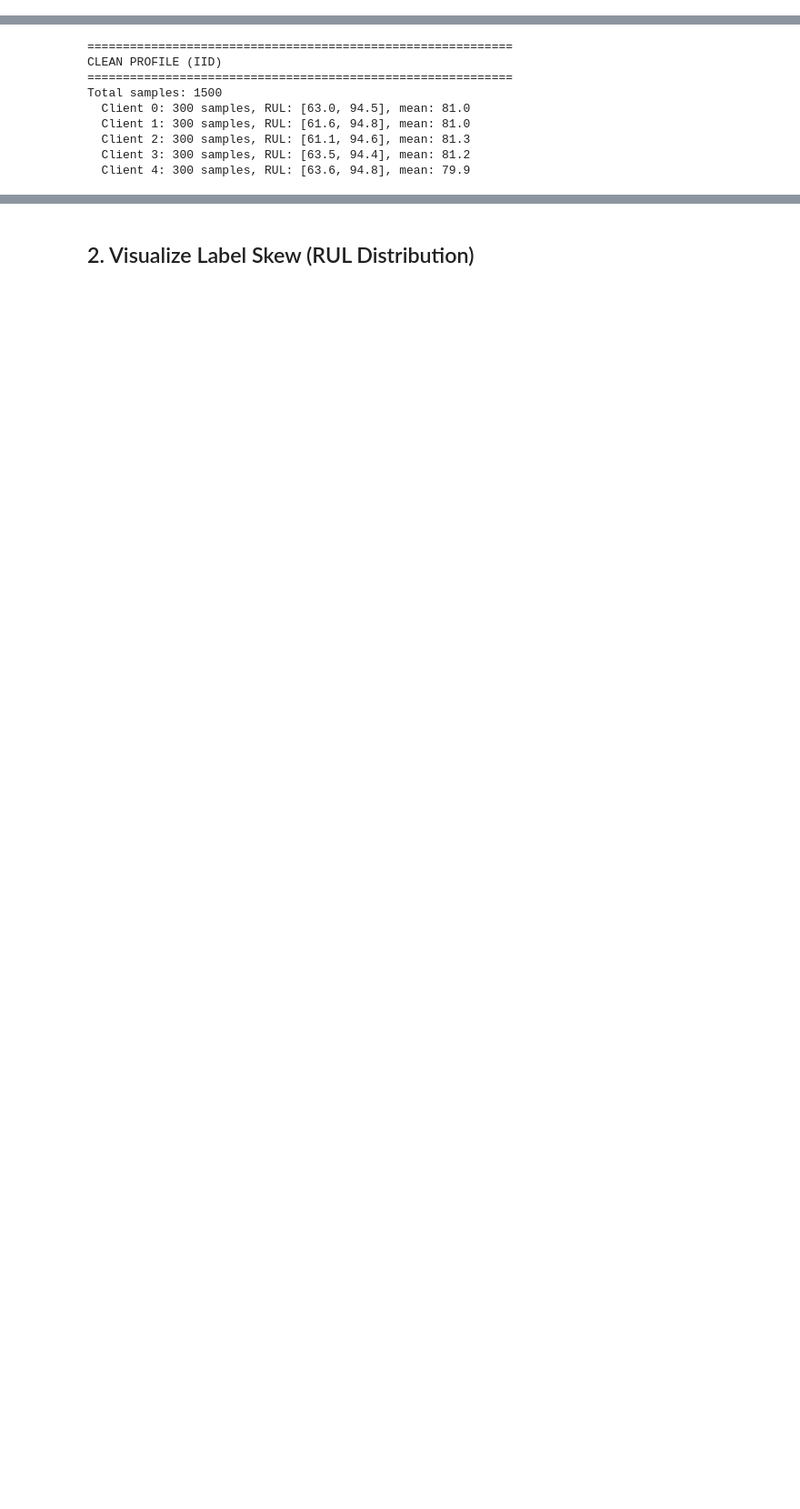
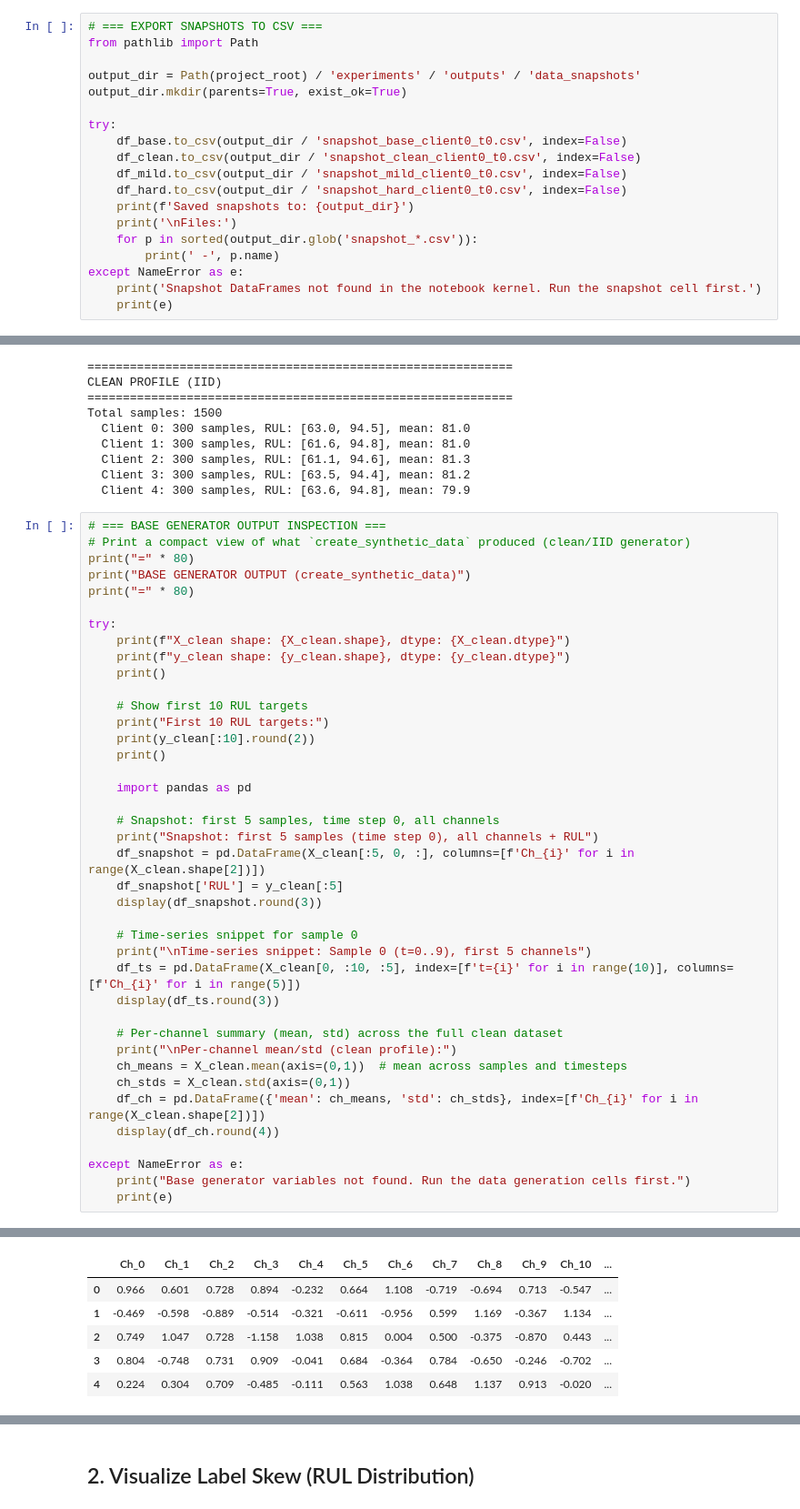
Before and after one commit to AthSri0507/FL_based_IndustrialMaintenance, a Jupyter notebook: notebooks/03_data_profile_comparison.ipynb, the cells around one changed output, grey strips where cells are left out. Shown at 91% size. Cells and saved outputs as stored; diff of their text form; blank space fills up the shorter version.

```diff
--- a/notebooks/03_data_profile_comparison.ipynb
+++ b/notebooks/03_data_profile_comparison.ipynb
@@ -51,0 +165,19 @@ print(f"📁 Project root: {project_root}")
+# %%
+# === EXPORT SNAPSHOTS TO CSV ===
+from pathlib import Path
+
+output_dir = Path(project_root) / 'experiments' / 'outputs' / 'data_snapshots'
+output_dir.mkdir(parents=True, exist_ok=True)
+
+try:
+    df_base.to_csv(output_dir / 'snapshot_base_client0_t0.csv', index=False)
+    df_clean.to_csv(output_dir / 'snapshot_clean_client0_t0.csv', index=False)
+    df_mild.to_csv(output_dir / 'snapshot_mild_client0_t0.csv', index=False)
+    df_hard.to_csv(output_dir / 'snapshot_hard_client0_t0.csv', index=False)
+    print(f'Saved snapshots to: {output_dir}')
+    print('\nFiles:')
+    for p in sorted(output_dir.glob('snapshot_*.csv')):
+        print(' -', p.name)
+except NameError as e:
+    print('Snapshot DataFrames not found in the notebook kernel. Run the snapshot cell first.')
+    print(e)
@@ -140,3 +289,44 @@ Total samples: 1500
   Client 2: 300 samples, RUL: [61.1, 94.6], mean: 81.3
   Client 3: 300 samples, RUL: [63.5, 94.4], mean: 81.2
   Client 4: 300 samples, RUL: [63.6, 94.8], mean: 79.9
+# %%
+# === BASE GENERATOR OUTPUT INSPECTION ===
+# Print a compact view of what `create_synthetic_data` produced (clean/IID generator)
+print("=" * 80)
+print("BASE GENERATOR OUTPUT (create_synthetic_data)")
+print("=" * 80)
+
+try:
+    print(f"X_clean shape: {X_clean.shape}, dtype: {X_clean.dtype}")
+    print(f"y_clean shape: {y_clean.shape}, dtype: {y_clean.dtype}")
+    print()
+
+    # Show first 10 RUL targets
+    print("First 10 RUL targets:")
+    print(y_clean[:10].round(2))
+    print()
+
+    import pandas as pd
+
+    # Snapshot: first 5 samples, time step 0, all channels
+    print("Snapshot: first 5 samples (time step 0), all channels + RUL")
+    df_snapshot = pd.DataFrame(X_clean[:5, 0, :], columns=[f'Ch_{i}' for i in range(X_clean.shape[2])])
+    df_snapshot['RUL'] = y_clean[:5]
+    display(df_snapshot.round(3))
+
+    # Time-series snippet for sample 0
+    print("\nTime-series snippet: Sample 0 (t=0..9), first 5 channels")
+    df_ts = pd.DataFrame(X_clean[0, :10, :5], index=[f't={i}' for i in range(10)], columns=[f'Ch_{i}' for i in range(5)])
+    display(df_ts.round(3))
+
+    # Per-channel summary (mean, std) across the full clean dataset
+    print("\nPer-channel mean/std (clean profile):")
+    ch_means = X_clean.mean(axis=(0,1))  # mean across samples and timesteps
+    ch_stds = X_clean.std(axis=(0,1))
+    df_ch = pd.DataFrame({'mean': ch_means, 'std': ch_stds}, index=[f'Ch_{i}' for i in range(X_clean.shape[2])])
+    display(df_ch.round(4))
+
+except NameError as e:
+    print("Base generator variables not found. Run the data generation cells first.")
+    print(e)
+# %% [output]
@@ -142,0 +343,6 @@ Total samples: 1500
+|  | Ch_0 | Ch_1 | Ch_2 | Ch_3 | Ch_4 | Ch_5 | Ch_6 | Ch_7 | Ch_8 | Ch_9 | Ch_10 | ... |
+| 0 | 0.966 | 0.601 | 0.728 | 0.894 | -0.232 | 0.664 | 1.108 | -0.719 | -0.694 | 0.713 | -0.547 | ... |
+| 1 | -0.469 | -0.598 | -0.889 | -0.514 | -0.321 | -0.611 | -0.956 | 0.599 | 1.169 | -0.367 | 1.134 | ... |
+| 2 | 0.749 | 1.047 | 0.728 | -1.158 | 1.038 | 0.815 | 0.004 | 0.500 | -0.375 | -0.870 | 0.443 | ... |
+| 3 | 0.804 | -0.748 | 0.731 | 0.909 | -0.041 | 0.684 | -0.364 | 0.784 | -0.650 | -0.246 | -0.702 | ... |
+| 4 | 0.224 | 0.304 | 0.709 | -0.485 | -0.111 | 0.563 | 1.038 | 0.648 | 1.137 | 0.913 | -0.020 | ... |
```
Also changed, not shown: parts of 11 cells of this notebook, 55 other files.
